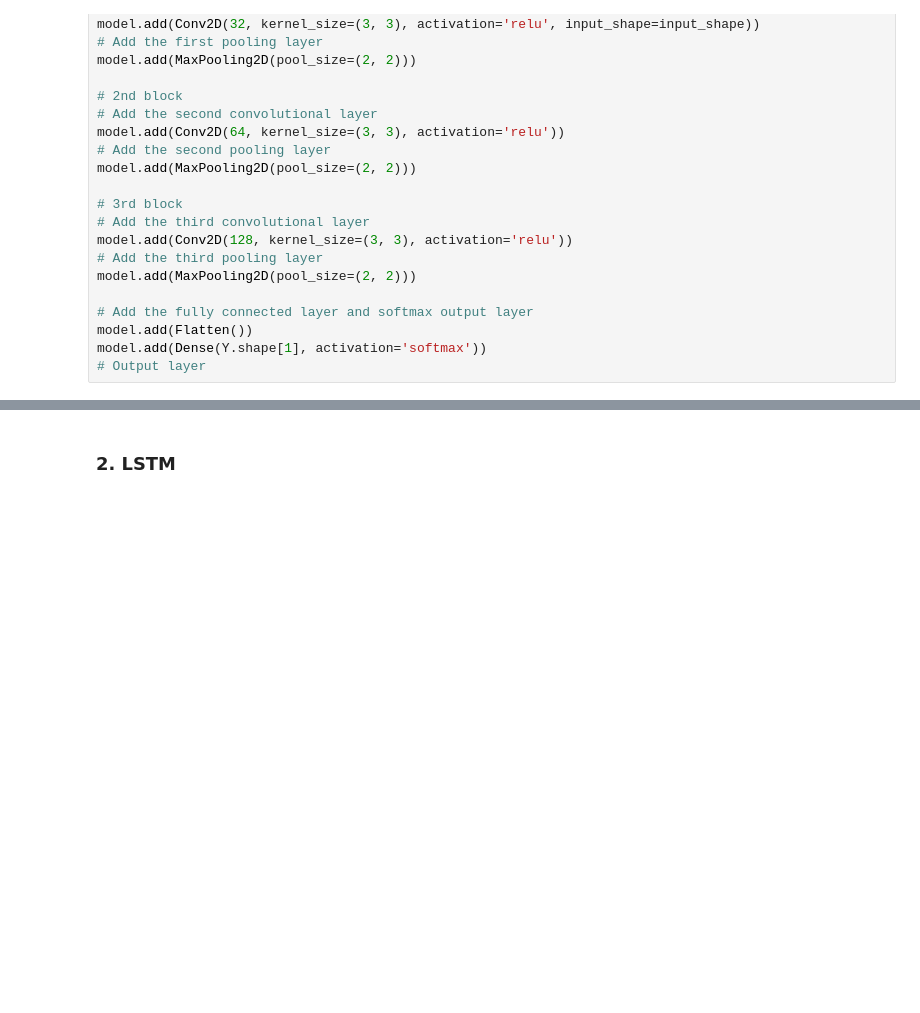
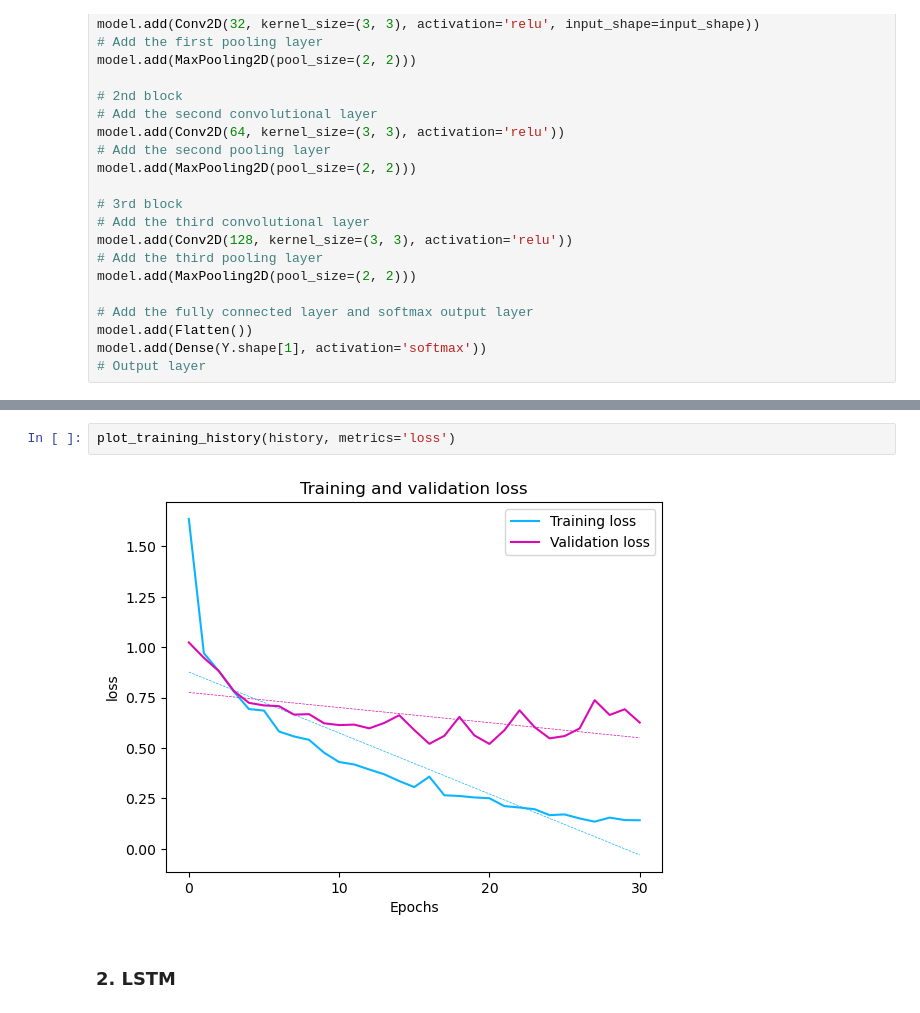
Before and after one commit to mmmmaja/pressure_model, a Jupyter notebook: model_testing/analizer.ipynb, the cells around one changed output, grey strips where cells are left out. Saved outputs shown, nothing was run; the diff lists cells and outputs as text; blank space fills up the shorter version.

```diff
--- a/model_testing/analizer.ipynb
+++ b/model_testing/analizer.ipynb
@@ -81,3 +197,7 @@ You must install pydot (`pip install pydot`) and install graphviz (see instructi
+# %%
+plot_training_history(history, metrics='loss')
+# %% [output]
+[figure, added]
 # %% [markdown]
 ### 2. LSTM
 # %%
```
Also changed, not shown: parts of 24 cells of this notebook, 21 other files.
